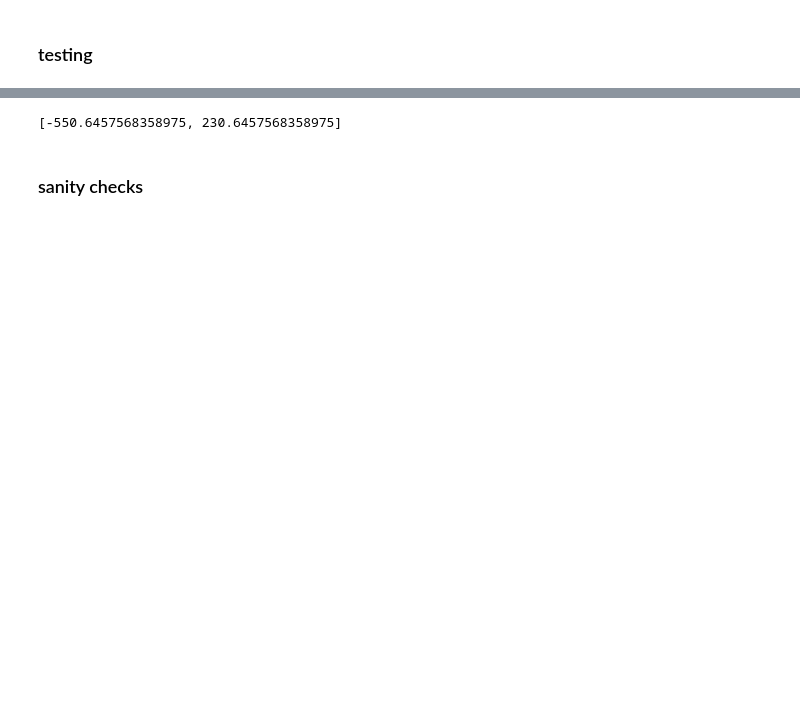
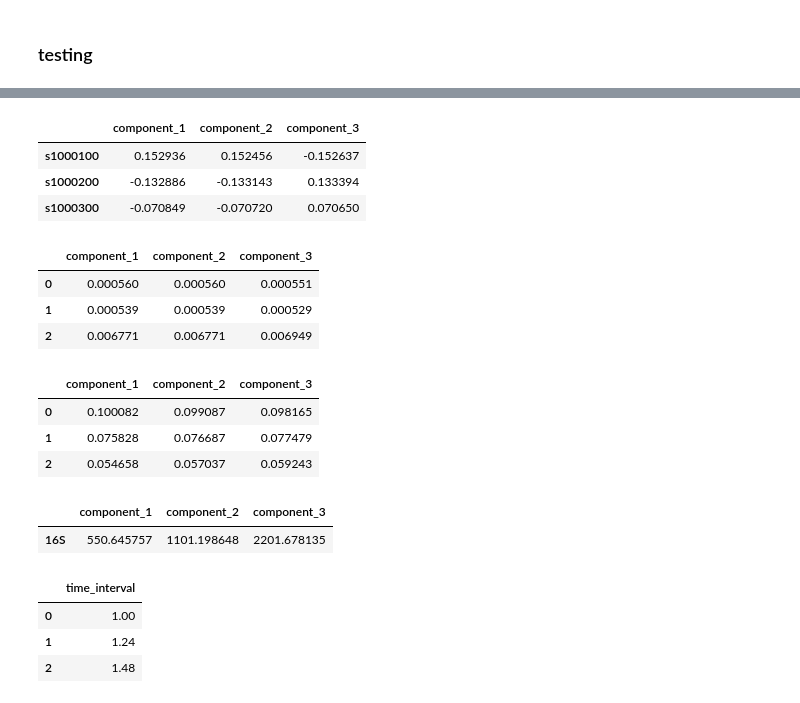
Before and after one commit to Biacordazzo/bia_gemelli, a Jupyter notebook: gemelli/joint_ctf.ipynb, the cells around one changed output, grey strips where cells are left out. Drawn from its saved outputs; the diff is of its cells as text; code cells hidden in the pictures; blank space fills up the shorter version.

```diff
--- a/gemelli/joint_ctf.ipynb
+++ b/gemelli/joint_ctf.ipynb
@@ -1203,11 +1281 @@ Reached convergence in 15 iterations
 Calculate residuals and update tables
-# %%
-eval_test = {'component_1': {'16S': -550.6457568358975, 'metabolomics': 230.6457568358975},
-             'component_2': {'16S': 472.44425873409887, 'metabolomics': 202.44425873409887},
-             'component_3': {'16S': 435.797537023648, 'metabolomics': 165.797537023648}}
-
-list(eval_test['component_1'].values())
-# %% [output]
-[-550.6457568358975, 230.6457568358975]
-# %% [markdown]
-### sanity checks
@@ -1254,0 +1282,25 @@ for tensor in [tensor1_tables, tensor2_tables]:
+# %%
+display(individual_loadings.head(3))
+display(feature_loadings['16S'].head(3))
+display(state_loadings['16S'].head(3))
+display(eigenvalues)
+display(time_return.head(3))
+# %% [output]
+|  | component_1 | component_2 | component_3 |
+| s1000100 | 0.152936 | 0.152456 | -0.152637 |
+| s1000200 | -0.132886 | -0.133143 | 0.133394 |
+| s1000300 | -0.070849 | -0.070720 | 0.070650 |
+|  | component_1 | component_2 | component_3 |
+| 0 | 0.000560 | 0.000560 | 0.000551 |
+| 1 | 0.000539 | 0.000539 | 0.000529 |
+| 2 | 0.006771 | 0.006771 | 0.006949 |
+|  | component_1 | component_2 | component_3 |
+| 0 | 0.100082 | 0.099087 | 0.098165 |
+| 1 | 0.075828 | 0.076687 | 0.077479 |
+| 2 | 0.054658 | 0.057037 | 0.059243 |
+|  | component_1 | component_2 | component_3 |
+| 16S | 550.645757 | 1101.198648 | 2201.678135 |
+|  | time_interval |
+| 0 | 1.00 |
+| 1 | 1.24 |
+| 2 | 1.48 |
```
Also changed, not shown: parts of 19 cells of this notebook.
